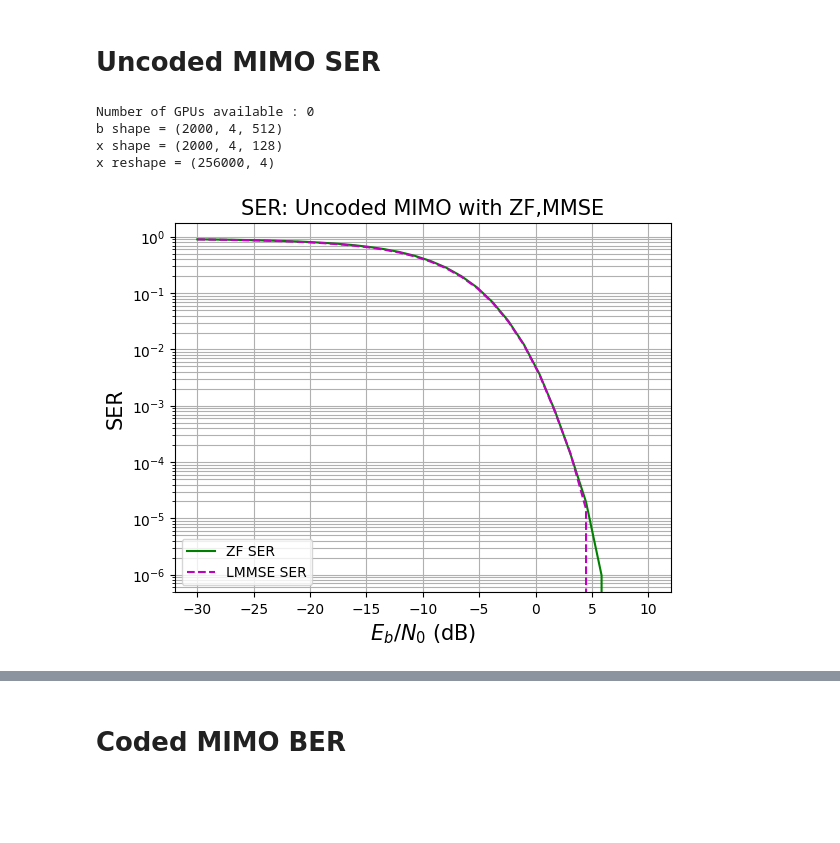
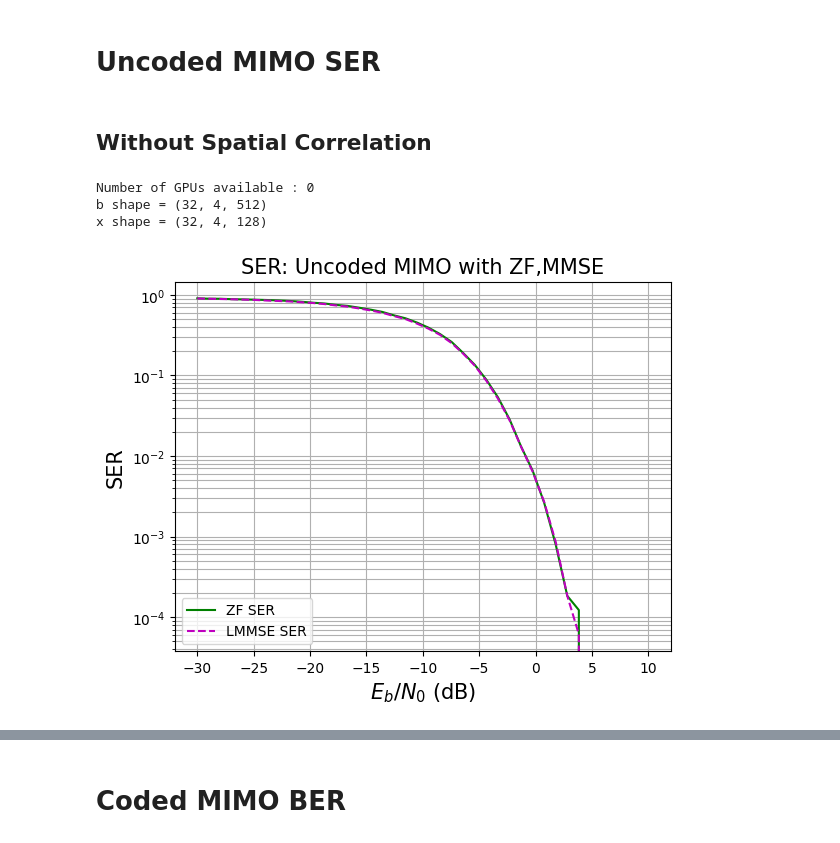
Before and after one commit to leeofaith/sionna, a Jupyter notebook: Jupyter Notebooks/MIMO.ipynb, the cells around one changed output, grey strips where cells are left out. Saved outputs shown, nothing was run; the diff lists cells and outputs as text; code cells hidden in the pictures; blank space fills up the shorter version.

```diff
--- a/Jupyter Notebooks/MIMO.ipynb
+++ b/Jupyter Notebooks/MIMO.ipynb
@@ -109,7 +109,16 @@ y.shape =
 [figure]
 # %% [markdown]
 # Uncoded MIMO SER
+# %% [markdown]
+## Without Spatial Correlation
 # %%
+import tensorflow as tf
+# For the implementation of the Keras models
+from tensorflow import keras
+from keras import Model
+# for performance measurements
+import time
+
 # GPU Configuration and Imports
 # Configure the notebook to use only a single GPU and allocate only as much memory as needed
 # For more details, see https://www.tensorflow.org/guide/gpu
@@ -123,13 +132,6 @@ if gpus:
         tf.config.experimental.set_memory_growth(gpus[gpu_num], True)
     except RuntimeError as e:
         print(e)
-
-import tensorflow as tf
-# For the implementation of the Keras models
-from tensorflow import keras
-from keras import Model
-# for performance measurements
-import time
 
 %matplotlib inline
 import matplotlib.pyplot as plt
@@ -155,6 +157,19 @@ from sionna.fec.ldpc.decoding import LDPC5GDecoder
 from sionna.utils.misc import hard_decisions
 from sionna.utils.metrics import compute_ber
 
+k = 512 # Block Length
+# no = 0.2 # Noise variance of the channel
+NUM_TX_ANT = 4 # Transmit Antennas
+NUM_RX_ANT = 16 # Receive Antennas
+NUM_BITS_PER_SYMBOL = 4 # 16 QAM
+BATCH_SIZE = 32 # Parallelly Processed Batches
+EBN0_DB_MIN = -30.0 # Minimum Eb/N0 [dB]
+EBN0_DB_MAX = 10.0 # Maximum Eb/N0 [dB]
+snrs = []
+bers = []
+sers_zf = []
+sers_lmmse = []
+
 # Binary Source
 binary_source = sn.utils.BinarySource()
 
@@ -177,19 +192,6 @@ flatfading_channel = FlatFadingChannel(NUM_TX_ANT, NUM_RX_ANT, add_awgn=True, re
 # SymbolDemapper
 symbol_demapper = SymbolDemapper("qam", NUM_BITS_PER_SYMBOL, hard_out=True)
 
-k = 512 # Block Length
-# no = 0.2 # Noise variance of the channel
-NUM_TX_ANT = 4 # Transmit Antennas
-NUM_RX_ANT = 16 # Receive Antennas
-NUM_BITS_PER_SYMBOL = 4 # 16 QAM
-BATCH_SIZE = 2000 # Parallelly Processed Batches
-EBN0_DB_MIN = -30.0 # Minimum Eb/N0 [dB]
-EBN0_DB_MAX = 10.0 # Maximum Eb/N0 [dB]
-snrs = []
-bers = []
-sers_zf = []
-sers_lmmse = []
-
 b = binary_source([BATCH_SIZE,NUM_TX_ANT,k])
 print('b shape =',b.shape)
 
@@ -198,14 +200,14 @@ print('x shape =',x.shape)
 
 shape = tf.shape(x)
 x_reshape = tf.reshape(x,[-1, NUM_TX_ANT])
-print('x reshape =',x_reshape.shape)
+# print('x reshape =',x_reshape.shape)
 
 # Tx_Symbols = bits2symbol(b,NUM_BITS_PER_SYMBOL)
 # print('Tx_Symbols =',Tx_Symbols)
 
 
 
-for EBN0_DB in np.linspace(EBN0_DB_MIN,EBN0_DB_MAX,30):
+for EBN0_DB in np.linspace(EBN0_DB_MIN,EBN0_DB_MAX,40):
 
     snrs += [EBN0_DB]
 
@@ -216,6 +218,7 @@ for EBN0_DB in np.linspace(EBN0_DB_MIN,EBN0_DB_MAX,30):
 
     x_ind = symbol_demapper([x, no])
     # print('x_ind.shape =',x_ind.shape)
+    # print('x_ind =',x_ind)
 
     # y and h are the Channel Output and Channel Realizations, respectively.
     y, h = flatfading_channel([x_reshape, no])
@@ -242,6 +245,7 @@ for EBN0_DB in np.linspace(EBN0_DB_MIN,EBN0_DB_MAX,30):
 
     x_ind_hat_zf = symbol_demapper([x_hat_zf, no])
     # print('x_ind_hat_zf.shape =',x_ind_hat_zf.shape)
+    # print('x_ind_hat_zf =',x_ind_hat_zf)
     x_ind_hat_lmmse = symbol_demapper([x_hat_lmmse, no])
     # print('x_ind_hat_lmmse.shape =',x_ind_hat_lmmse.shape)
 
@@ -259,34 +263,33 @@ ylabel = "SER"
 plt.title(title, fontsize=15)
 plt.xticks(fontsize=10)
 plt.yticks(fontsize=10)
 plt.xlabel(xlabel, fontsize=15)
 plt.ylabel(ylabel, fontsize=15)
 plt.grid(which="both")
 # plt.semilogy(snrs, bers, 'b', label='Uncoding BER')
 plt.semilogy(snrs, sers_zf, 'g', label='ZF SER')
 # plt.semilogy(snrs, bers_LDPC, 'r--', label='LDPC BER')
 plt.semilogy(snrs, sers_lmmse, 'm--', label='LMMSE SER')
 plt.legend(loc='lower left', fontsize=10)
 plt.show()
 
 # plt.figure(figsize=(7,7))
 # plt.axes().set_aspect(1)
 # plt.grid(True)
 # plt.title('Channel output')
 # plt.xlabel('Real Part')
 # plt.ylabel('Imaginary Part')
 # plt.subplot(2,1,1)
 # plt.scatter(np.real(x_hat_zf), np.imag(x_hat_zf))
 # plt.scatter(np.real(x), np.imag(x))
 # plt.subplot(2,1,2)
 # plt.scatter(np.real(x_hat_lmmse), np.imag(x_hat_lmmse))
 # plt.scatter(np.real(x), np.imag(x))
 # # plt.subplot(3,1,3)
 # # plt.scatter(tf.math.real(y_3), tf.math.imag(y_3))
 # plt.tight_layout()
 # %% [output]
 Number of GPUs available : 0
-b shape = (2000, 4, 512)
-x shape = (2000, 4, 128)
-x reshape = (256000, 4)
+b shape = (32, 4, 512)
+x shape = (32, 4, 128)
-[figure, old version]
+[figure, new version]
```
Also changed, not shown: parts of 11 cells of this notebook, 1 other file.
